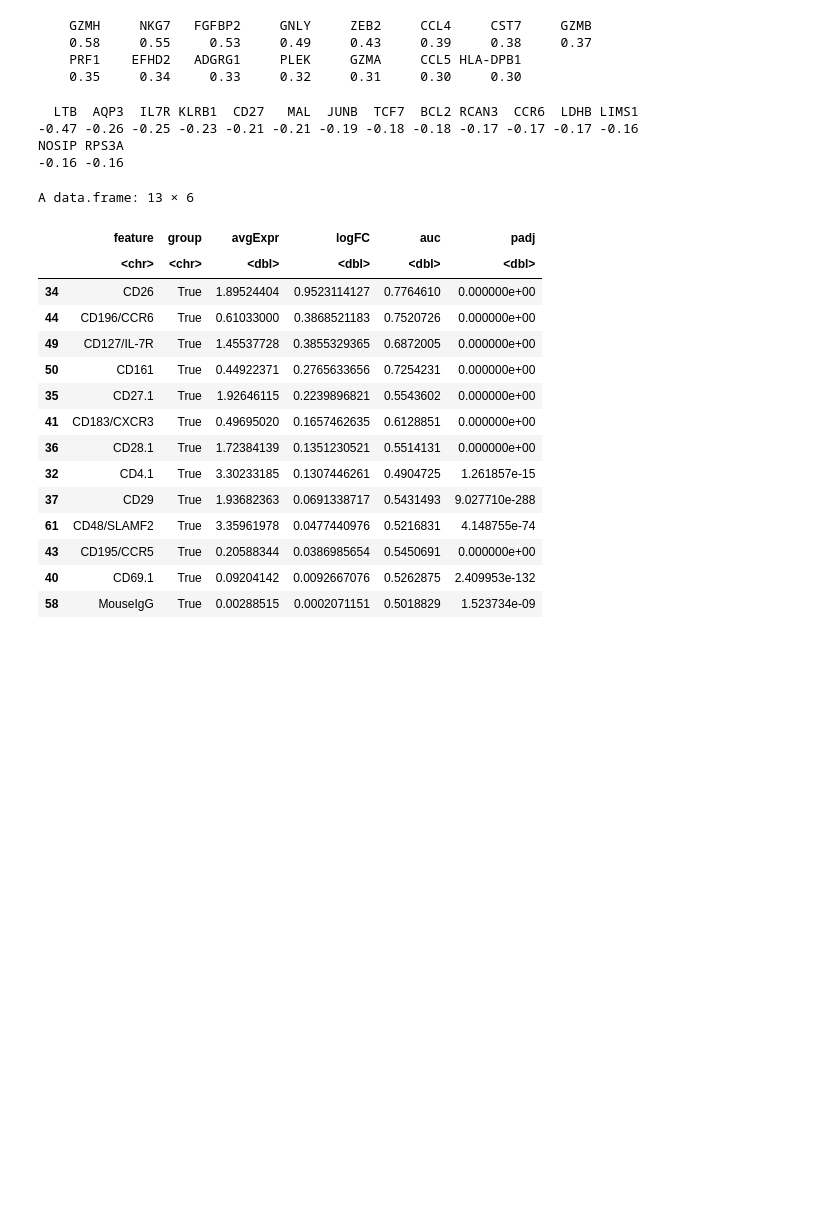
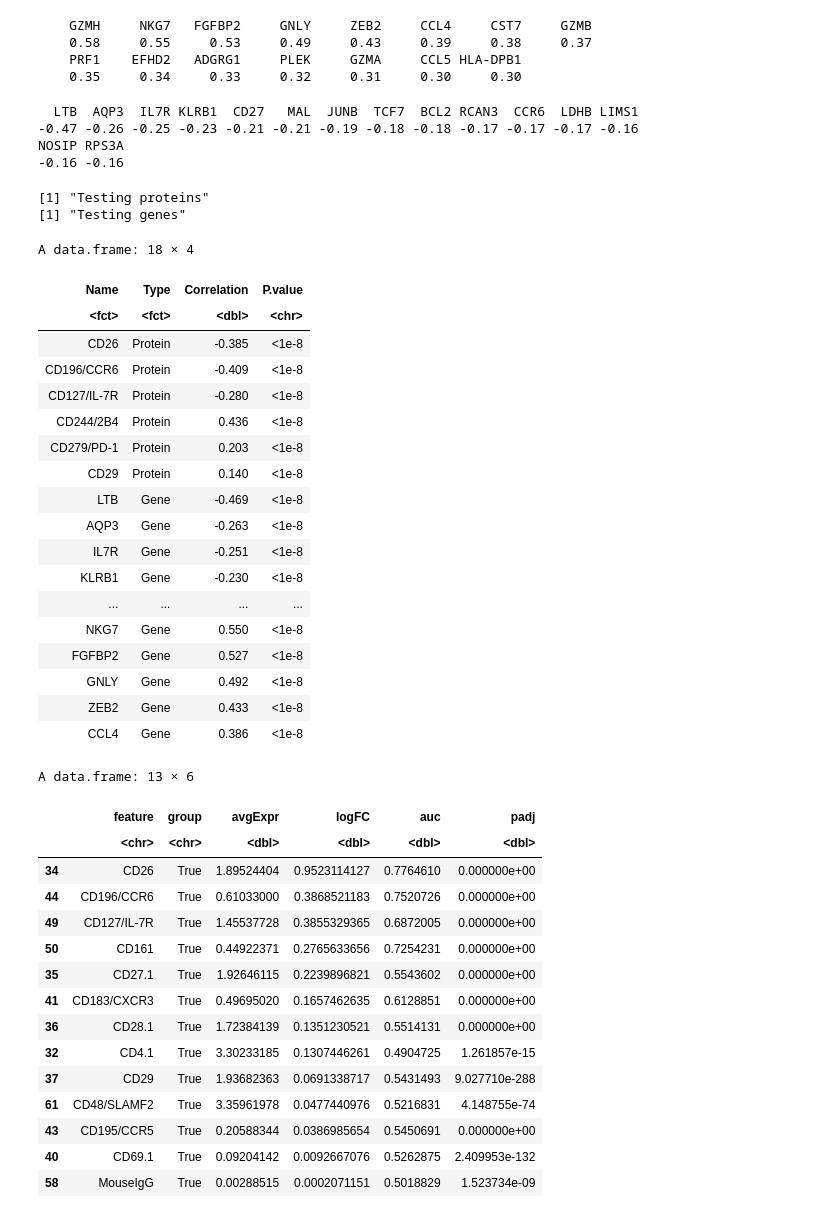
Before and after one commit to immunogenomics/cna-display, a Jupyter notebook: tbru/interpretation.ipynb, the cells around one changed output. Drawn from its saved outputs; the diff is of its cells as text; code cells hidden in the pictures; blank space fills up the shorter version.

```diff
--- a/tbru/interpretation.ipynb
+++ b/tbru/interpretation.ipynb
@@ -171,3 +146,37 @@ The following objects are masked from ‘package:dplyr’:
+# %%
+report_assoc <- function(prot_mat, expr_mat,prot_names, gene_names, ncorrs){
+    corrs = c()
+    pvals = c()
+    print("Testing proteins")
+    for(sel_prot in prot_names){
+        my_expr = prot_mat[match(sel_prot, rownames(prot_mat)),]
+        my_data = data.frame(ncorrs, my_expr)
+        colnames(my_data) = c("corrs", "expr")
+        new_summary = summary(lm(corrs ~ expr, data = my_data))
+        new_p = new_summary$coefficients[2,4]
+        new_corr = cor(my_expr, ncorrs)
+        corrs = c(corrs, new_corr)
+        pvals = c(pvals, new_p)
+    }
+    print("Testing genes")
+    for(sel_gene in gene_names){
+        my_expr = expr_mat[match(sel_gene, rownames(expr_mat)),]
+        my_data = data.frame(ncorrs, my_expr)
+        colnames(my_data) = c("corrs", "expr")
+        new_summary = summary(lm(corrs ~ expr, data = my_data))
+        new_p = new_summary$coefficients[2,4]
+        new_corr = cor(my_expr, ncorrs)
+        corrs = c(corrs, new_corr)
+        pvals = c(pvals, new_p)
+    }
+    df = data.frame("Name"= c(prot_names, gene_names),
+                        "Type"= c(rep("Protein", length(prot_names)),
+                                               rep("Gene", length(gene_names))),
+                        "Correlation"=corrs, "P-value"=pvals)
+    df$P.value[which(df$P.value<0.00000001)] = "<1e-8"
+    df$Correlation = round(df$Correlation,3)
+    return(df)
+}
 # %% [markdown]
 # Unsupervised Analysis Interpretation
 # %% [markdown]
@@ -229,6 +546,36 @@ round(corrs[order(corrs)][1:15],2)
 -0.47 -0.26 -0.25 -0.23 -0.21 -0.21 -0.19 -0.18 -0.18 -0.17 -0.17 -0.17 -0.16
 NOSIP RPS3A
 -0.16 -0.16
+# %%
+interp_report = report_assoc(prot_mat, expr_mat,
+                             prot_names = c("CD26","CD196/CCR6","CD127/IL-7R", "CD244/2B4", "CD279/PD-1", "CD29"),
+                             gene_names = c("LTB","AQP3","IL7R","KLRB1","CD27","MAL","GZMH","NKG7","FGFBP2","GNLY","ZEB2","CCL4"),
+                             curr_res$ncorrs)
+# %% [output]
+[1] "Testing proteins"
+[1] "Testing genes"
+# %%
+interp_report
+# %% [output]
+A data.frame: 18 × 4
+| Name | Type | Correlation | P.value |
+| <fct> | <fct> | <dbl> | <chr> |
+| CD26 | Protein | -0.385 | <1e-8 |
+| CD196/CCR6 | Protein | -0.409 | <1e-8 |
+| CD127/IL-7R | Protein | -0.280 | <1e-8 |
+| CD244/2B4 | Protein | 0.436 | <1e-8 |
+| CD279/PD-1 | Protein | 0.203 | <1e-8 |
+| CD29 | Protein | 0.140 | <1e-8 |
+| LTB | Gene | -0.469 | <1e-8 |
+| AQP3 | Gene | -0.263 | <1e-8 |
+| IL7R | Gene | -0.251 | <1e-8 |
+| KLRB1 | Gene | -0.230 | <1e-8 |
+| ... | ... | ... | ... |
+| NKG7 | Gene | 0.550 | <1e-8 |
+| FGFBP2 | Gene | 0.527 | <1e-8 |
+| GNLY | Gene | 0.492 | <1e-8 |
+| ZEB2 | Gene | 0.433 | <1e-8 |
+| CCL4 | Gene | 0.386 | <1e-8 |
 # %%
 # TB progression: depleted cluster proteins
 characteristic_expr(prot_mat, curr_res$negcells)
```
Also changed, not shown: parts of 53 cells of this notebook, 15 other files.
